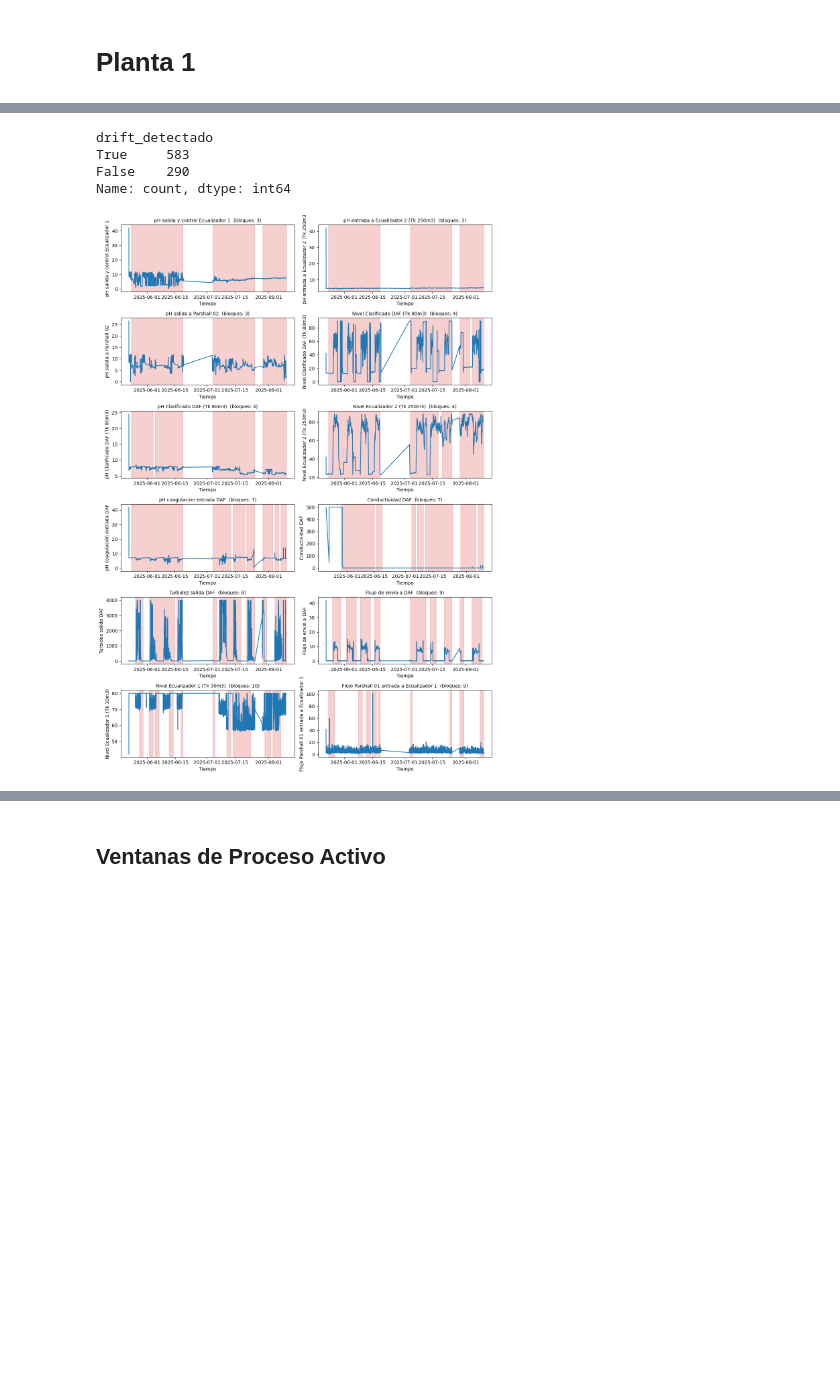
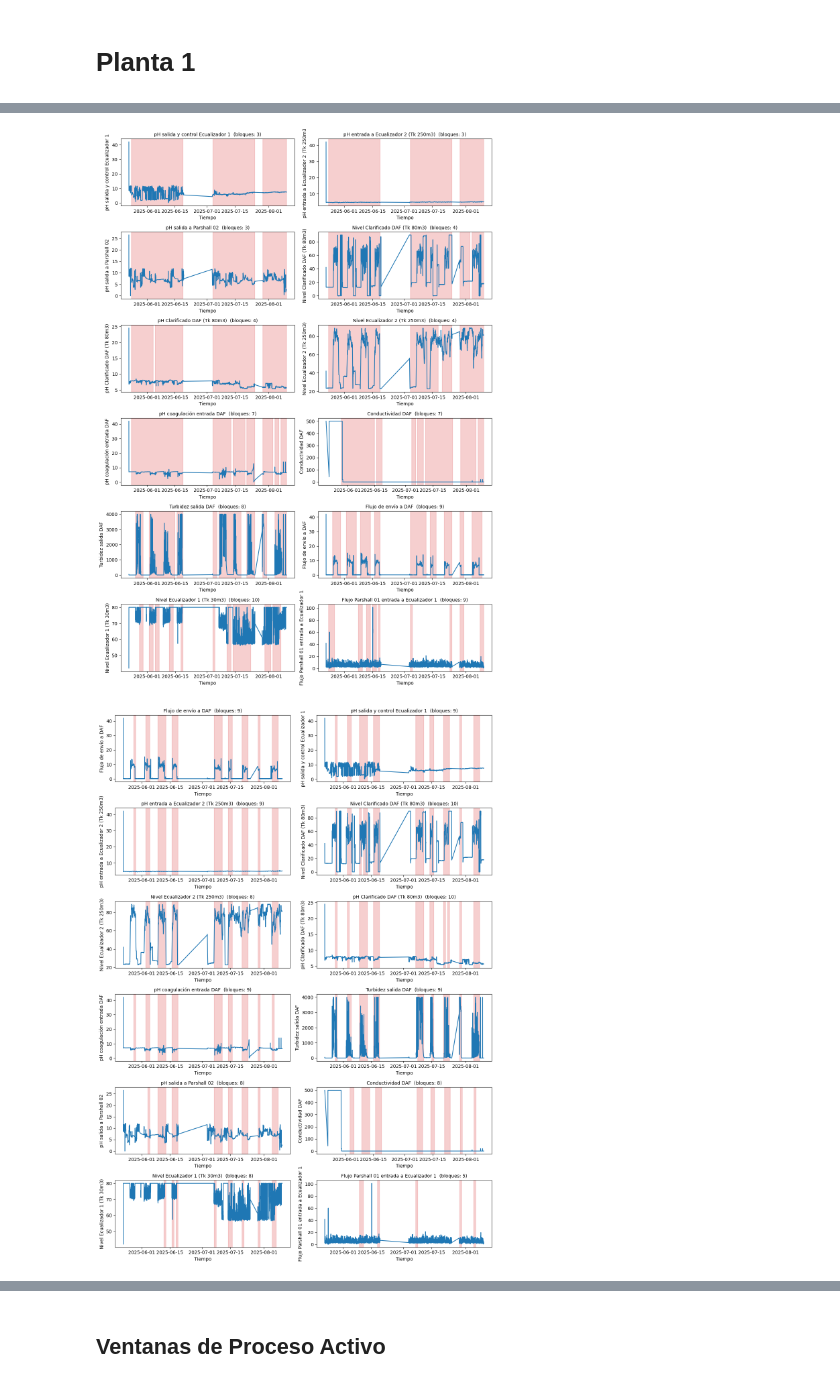
Before and after one commit to fchiapped/Proyecto-Grado, a Jupyter notebook: Analisis/drift.ipynb, the cells around one changed output, grey strips where cells are left out. Drawn from its saved outputs; the diff is of its cells as text; code cells hidden in the pictures; blank space fills up the shorter version.

Commit message:
Limpieza y Drift

```diff
--- a/Analisis/drift.ipynb
+++ b/Analisis/drift.ipynb
@@ -49,12 +66,10 @@ res
-# %%
-res["drift_detectado"].value_counts()
-# %% [output]
-drift_detectado
-True     583
-False    290
-Name: count, dtype: int64
-# %%
-# 1) Galería de TODAS las variables que tienen drift
-plot_ks_gallery(df_planta_1, res, "date_time", resample="10min", ncols=2, height_per_row=2.8, only_with_drift=True)
-# %% [output]
-[figure, removed]
+# %%
+res_all = pd.concat([res_general, res_act, res_inact], ignore_index=True)
+
+# Galería SOLO con drift detectado, como antes:
+plot_ks_gallery(df_planta_1, res_general, "date_time", resample="10min", ncols=2, height_per_row=2.8, only_with_drift=True)
+plot_ks_gallery(df_planta_1, res_act,     "date_time", resample="10min", ncols=2, height_per_row=2.8, only_with_drift=True)
+plot_ks_gallery(df_planta_1, res_inact,   "date_time", resample="10min", ncols=2, height_per_row=2.8, only_with_drift=True)
+# %% [output]
+[figure, added]
+[figure, added]
```
Also changed, not shown: parts of 8 cells of this notebook, 5 other files.
